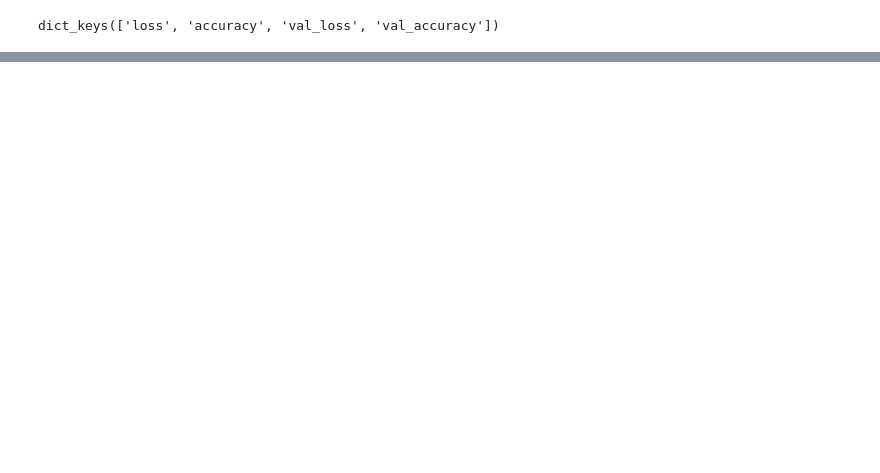
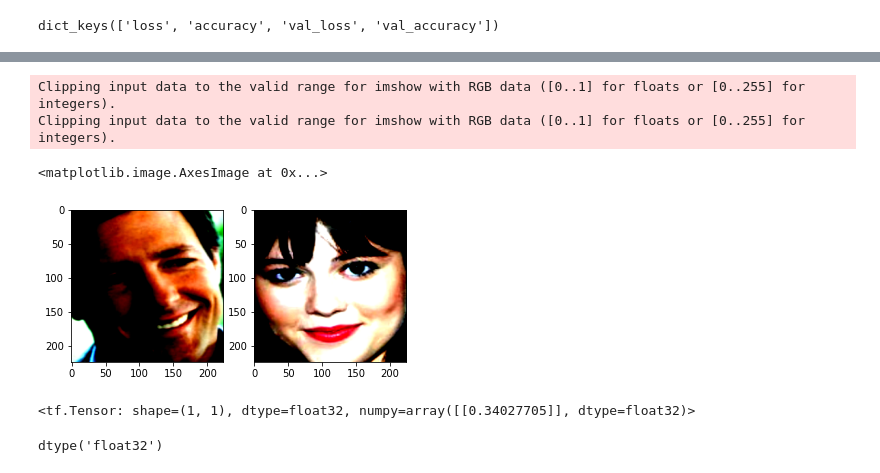
Before and after one commit to mattrouss/face-verification, a Jupyter notebook: face_analysis.ipynb, the cells around one changed output, grey strips where cells are left out. Drawn from its saved outputs; the diff is of its cells as text; code cells hidden in the pictures; blank space fills up the shorter version.

```diff
--- a/face_analysis.ipynb
+++ b/face_analysis.ipynb
@@ -33,6 +46,10 @@ x_0 = data['x_0']
 x_1 = data['x_1']
 y = data['y']
 orig_ids = data['orig_ids']
+# %%
+# Normalize data
+x_0 = x_0 / 255.
+x_1 = x_1 / 255.
 # %% [markdown]
 ## Data Visualisation
 # %%
@@ -250,9 +266,3 @@ X0_train, X0_test, X1_train, X1_test, y_train, y_test = train_test_split(x_0, x_
 # pour recup de la RAM
 del(x_1)
 del(y)
-# %%
-X1_train = (X1_train - X1_train.mean())/X1_train.std()
-X0_train = (X0_train - X0_train.mean())/X0_train.std()
-
-X1_test = (X1_test - X1_test.mean())/X1_test.std()
-X0_test = (X0_test - X0_test.mean())/X0_test.std()
@@ -423,0 +446,8 @@ K.clear_session()
+# %%
+BATCH_SIZE = 32
+
+train_generator = Mygenerator(X0_train, X1_train, y_train, BATCH_SIZE)
+val_generator = Mygenerator(X0_test, X1_test, y_test, BATCH_SIZE)
+# %%
+inputs = train_generator.__getitem__(0)[0]
+model(inputs)
@@ -423,0 +472,21 @@ K.clear_session()
+# %%
+plt.subplot(121)
+plt.imshow(cv2.cvtColor(inputs[0][4], cv2.COLOR_BGR2RGB))
+plt.subplot(122)
+plt.imshow(cv2.cvtColor(inputs[1][4], cv2.COLOR_BGR2RGB))
+# %% [output]
+Clipping input data to the valid range for imshow with RGB data ([0..1] for floats or [0..255] for integers).
+Clipping input data to the valid range for imshow with RGB data ([0..1] for floats or [0..255] for integers).
+<matplotlib.image.AxesImage at 0x...>
+[figure, added]
+# %%
+left = inputs[0][4]
+right = inputs[1][4]
+
+model([left[np.newaxis, ...], right[np.newaxis, ...]])
+# %% [output]
+<tf.Tensor: shape=(1, 1), dtype=float32, numpy=array([[0.34027705]], dtype=float32)>
+# %%
+left.dtype
+# %% [output]
+dtype('float32')
```
Also changed, not shown: parts of 23 cells of this notebook.
